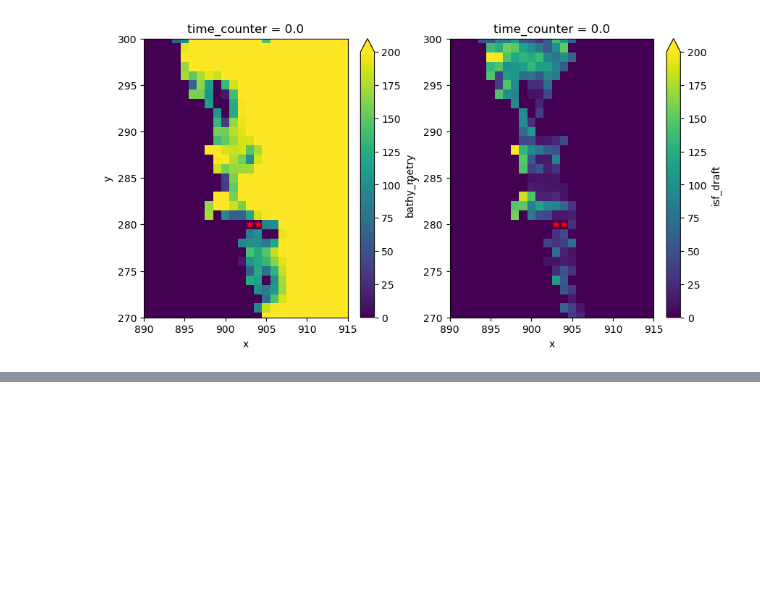
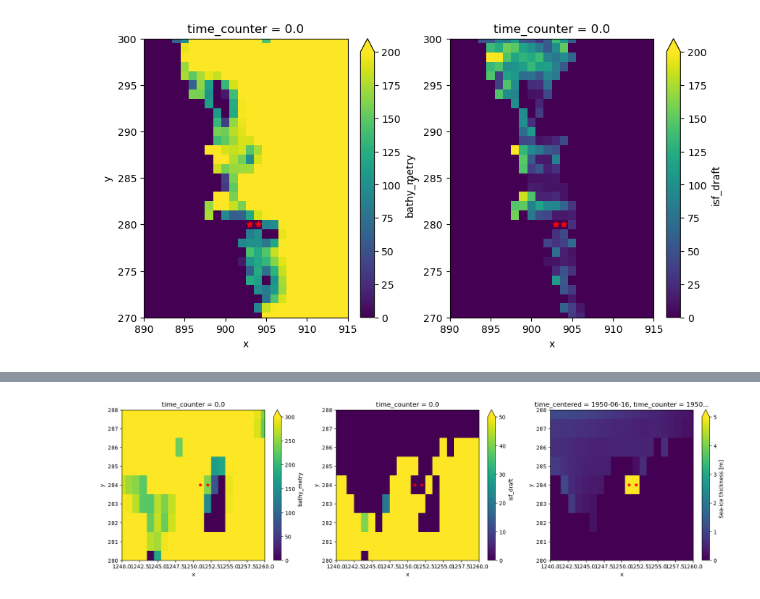
Before and after one commit to brogalla/analysis-birgal, a Jupyter notebook: nemo_config_setup/climate-experiments/CESM2/fill_iceshelf_hole_Nico.ipynb, the cells around one changed output, grey strips where cells are left out. Saved outputs shown, nothing was run; the diff lists cells and outputs as text; code cells hidden in the pictures; blank space fills up the shorter version.

```diff
--- a/nemo_config_setup/climate-experiments/CESM2/fill_iceshelf_hole_Nico.ipynb
+++ b/nemo_config_setup/climate-experiments/CESM2/fill_iceshelf_hole_Nico.ipynb
@@ -79,0 +145,11 @@ for axis in ax.ravel():
+# %%
+fig, ax = plt.subplots(1,3, figsize=(20,5))
+kwags = {'ylim':(280,288), 'xlim':(1240,1260)}
+domain_current.bathy_metry.plot(ax=ax[0], vmin=0, vmax=300, **kwags)
+domain_current.isf_draft.plot(ax=ax[1], vmin=0, vmax=50, **kwags)
+ds_current.sithic.isel(time_counter=5).plot(ax=ax[2], vmin=0, vmax=5, **kwags)
+
+for axis in ax.ravel():
+    axis.scatter([1251, 1252], [284, 284], marker='*', color='r')
+# %% [output]
+[figure, added]
```
Also changed, not shown: parts of 13 cells of this notebook.
